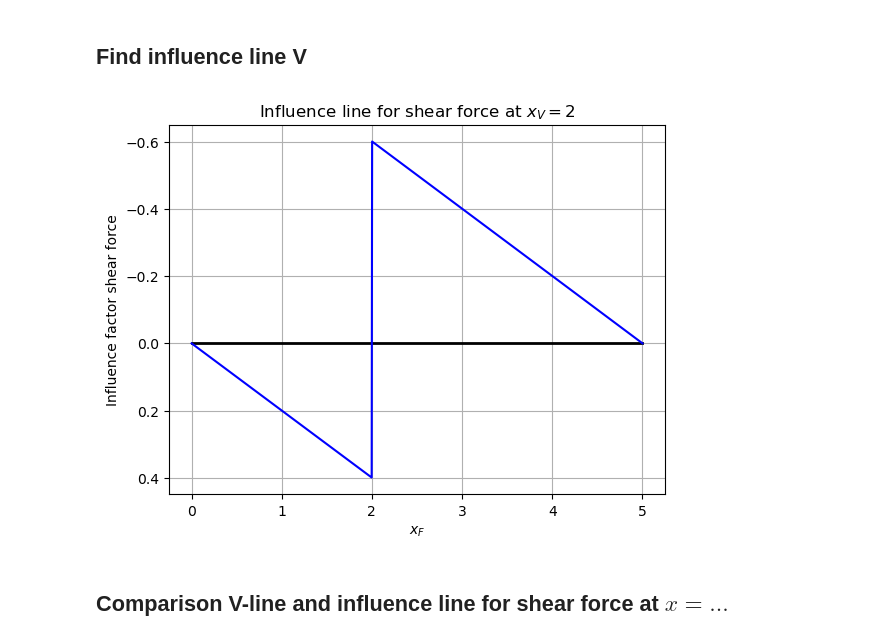
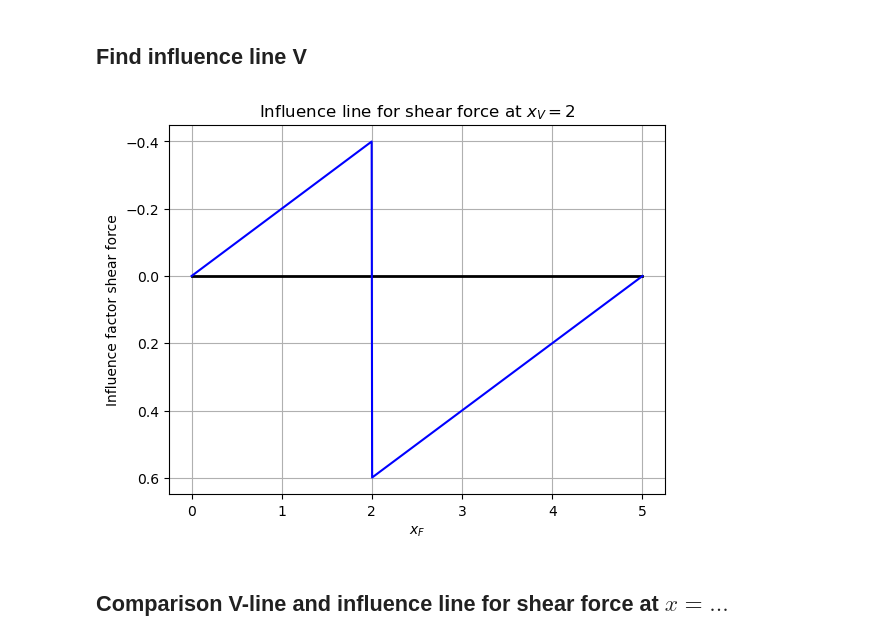
Before and after one commit to Tom-van-Woudenberg/Shared_notebooks, a Jupyter notebook: Structural_Mechanics_4/Interactive_influence_line_simple.ipynb, the cells around one changed output. Cells and saved outputs as stored; diff of their text form; code cells hidden in the pictures.

```diff
--- a/Structural_Mechanics_4/Interactive_influence_line_simple.ipynb
+++ b/Structural_Mechanics_4/Interactive_influence_line_simple.ipynb
@@ -246,34 +246,34 @@ $\displaystyle \begin{cases} 0 & \text{for}\: x > 5 \\- \frac{2}{5} & \text{for}
 # %%
 C1, C2, C3, C4 = sp.symbols('C1, C2, C3, C4')
 V = -sp.integrate(q,x)+C1
 M = sp.integrate(V,x)+C2
 kappa = M / EI
 phi = sp.integrate(kappa,x)+C3
-w = sp.integrate(phi,x)+C4 - sp.SingularityFunction(x,a,0)
+w = sp.integrate(phi,x)+C4 + sp.SingularityFunction(x,a,0)
 eq1 = sp.Eq(w.subs(x,0),0)
 eq2 = sp.Eq(w.subs(x,L),0)
 eq3 = sp.Eq(M.subs(x,0),0)
 eq4 = sp.Eq(M.subs(x,L),0)
 eq5 = sp.Eq(V.subs(x,-1),0)
 eq6 = sp.Eq(V.subs(x,L+1),0)
 sol = sp.solve([eq1,eq2,eq3,eq4,eq5,eq6],[C1,C2,C3,C4,Av,Bv])
 w_sol = w.subs(sol)
 w_subs = w_sol.subs([(L,5),(a,2),(EI,5000)])
 #display(sp.simplify(w_subs.rewrite(sp.Piecewise)))
 V_inf_numpy = sp.lambdify([L,a,EI,x],w_sol.rewrite(sp.Piecewise))
 
 x_plot = np.linspace(0,5,1000)
 plt.plot([0,5],[0,0],color='black',linewidth=2)
 plt.plot(x_plot,V_inf_numpy(L=5,a=2,EI=5000,x=x_plot),color="blue")
 plt.xlabel('$x_F$')
 plt.ylabel('Influence factor shear force')
 axs = plt.gca()
 axs.grid()
 axs.invert_yaxis()
 title0 = 'Influence line for shear force at $x_V = 2$'
 axs.set_title(title0);
 # %% [output]
-[figure, old version]
+[figure, new version]
 # %% [markdown]
 ## Comparison V-line and influence line for shear force at $x = ...$ #
 # %%
```
Also changed, not shown: 2 other files.
